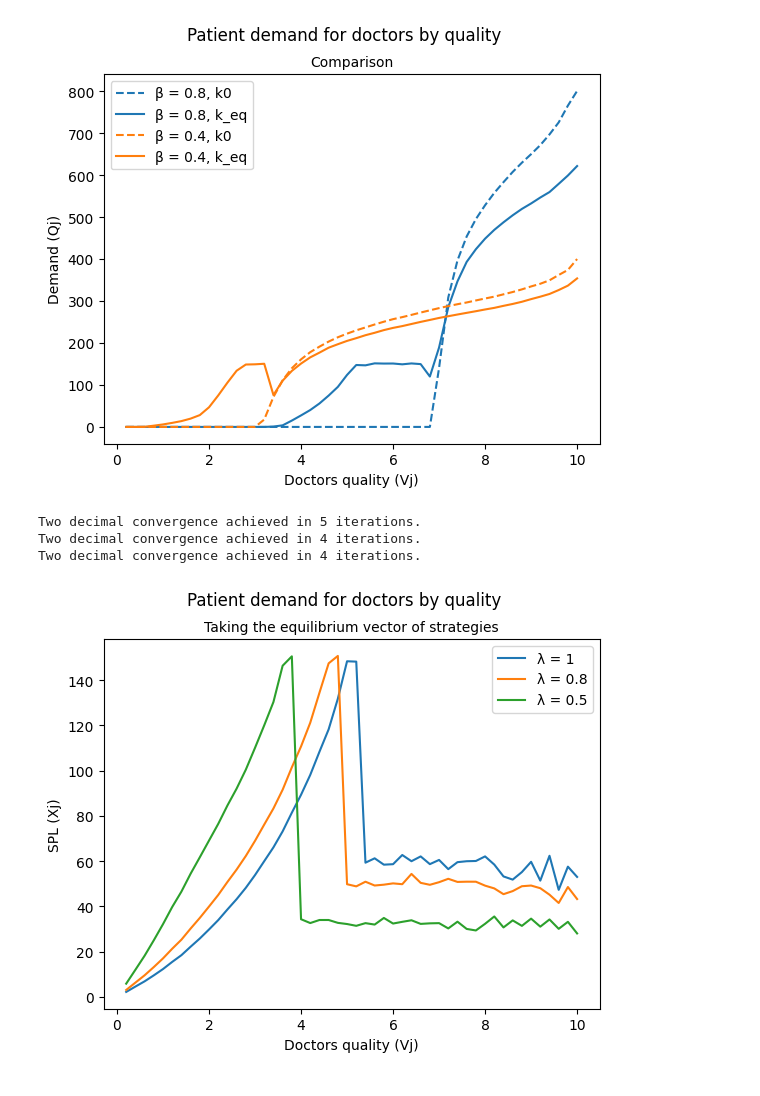
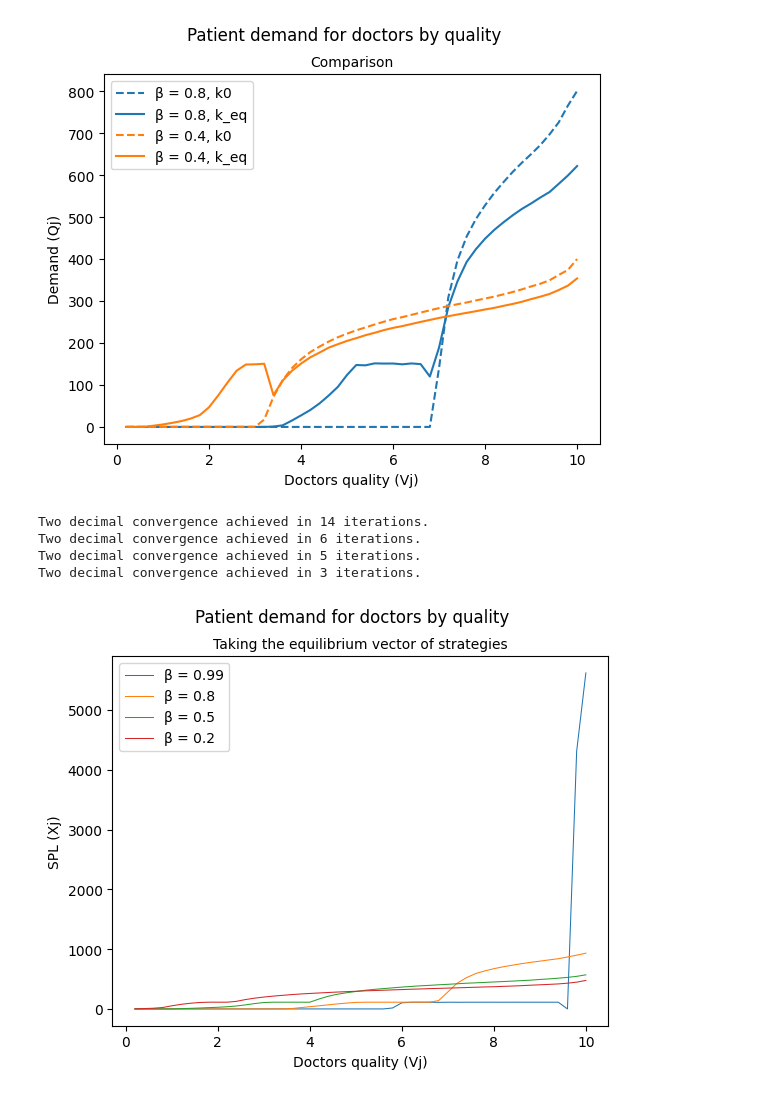
Before and after one commit to LeonTagle/Thesis-Models, a Jupyter notebook: Models.ipynb, the cells around one changed output. Saved outputs shown, nothing was run; the diff lists cells and outputs as text; code cells hidden in the pictures.

Commit message:
Including and saving graphs

```diff
--- a/Models.ipynb
+++ b/Models.ipynb
@@ -418,10 +421,11 @@ class SearchEq:
                         R,  # Revenue function Rj
                         P,  # Punishment function Pj
                         V,  # Given vector of Vj
-                        sij): # Search function
+                        sij, # Search function
+                        N = 10000):
 
         self.I, self.F, self.G, self.t, self.z = I, F, G, t, z      # Save parameters
-        self.R, self.P, self.V, self.sij = R, P, V, sij
+        self.R, self.P, self.V, self.sij, self.N = R, P, V, sij, N
 
 
     def S(self, k0, s=123):
@@ -443,7 +447,7 @@ class SearchEq:
 
         S = self.S(k0, s)
 
-        return np.sum(S, axis = 1)
+        return np.divide(self.N,self.I) * np.sum(S, axis = 1)
 
     def X(self, k0, s=123):
         """Vector of expected certificates granted by each doctor j out of an MC simulation of Si"""
@@ -456,7 +460,7 @@ class SearchEq:
 
         ki_greater = np.array(ki.reshape((1,-1)) >= k0.reshape((-1,1))).astype(int)
 
-        return np.sum(S*ki_greater, axis = 1)
+        return np.divide(self.N,self.I) * np.sum(S*ki_greater, axis = 1)
 
     def utility(self, k0, s=123):
 
@@ -583,0 +683,3 @@ SchnellSearch(ki,gammai,kj,Vj,t,beta).S().shape
+# %%
+computation_folder = '/Users/leontagle/Documents/TESIS/Thesis-Draft/Computation/'
+mpl.rc('font', family='helvetica', size=18)
@@ -810,25 +1063,28 @@ Two decimal convergence achieved in 4 iterations.
 # %%
 k0 = np.zeros(J)
 V_example = np.linspace(0.2,10,50)
 
-lambda_values = [1, 0.8, 0.5]
+lambda_values = [0.99, 0.8, 0.5, 0.2]
 
+k_results = []
 # Loop over lambda values and plot directly
 x = V_example
 for λ in lambda_values:
-    k = SearchEq(I, F, G, t, λ, R, P, V_example, LogitSearch).Eq_k(k0, 2)
-    y = SearchEq(I, F, G, t, λ, R, P, V_example, LogitSearch).X(k)
-    plt.plot(x, y, label=f'λ = {λ}')
+    k = SearchEq(I, F, G, t, λ, R, P, V_example, SchnellSearch).Eq_k(k0, 2)
+    y = SearchEq(I, F, G, t, λ, R, P, V_example, SchnellSearch).utility(k)
+    k_results.append(k)
+    plt.plot(x, y, label=f'β = {λ}', linewidth=0.75)
 
 # Add legend and show plot
 plt.legend()
 plt.xlabel('Doctors quality (Vj)')
 plt.ylabel('SPL (Xj)')
 plt.suptitle('Patient demand for doctors by quality')
 plt.title('Taking the equilibrium vector of strategies', fontsize=10)
 plt.show()
 # %% [output]
+Two decimal convergence achieved in 14 iterations.
+Two decimal convergence achieved in 6 iterations.
 Two decimal convergence achieved in 5 iterations.
-Two decimal convergence achieved in 4 iterations.
-Two decimal convergence achieved in 4 iterations.
+Two decimal convergence achieved in 3 iterations.
-[figure, old version]
+[figure, new version]
```
Also changed, not shown: parts of 42 cells of this notebook.
